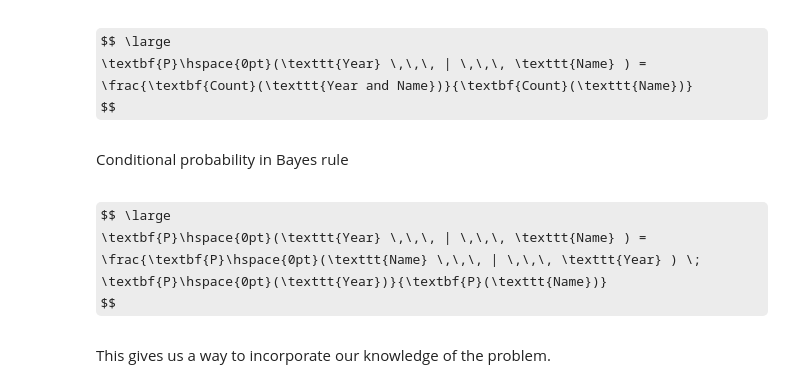
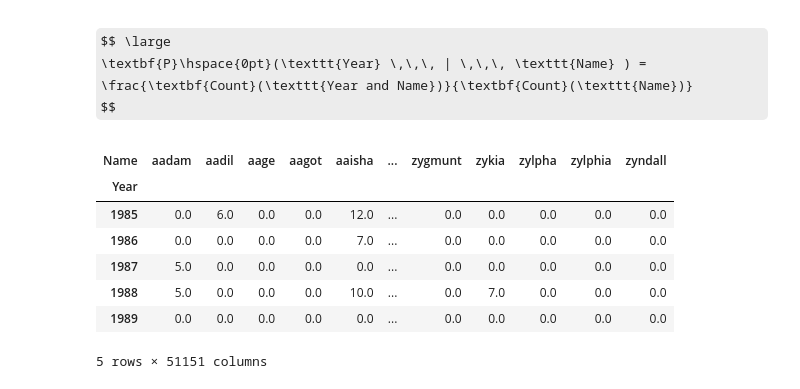
Before and after one commit to mrxiahuren/DS-UA-112-Spring-2020-Public, a Jupyter notebook: lecture/week1/lec2/demo-week1-lec2-student.ipynb, the cells around one changed output. Cells and saved outputs as stored; diff of their text form; code cells hidden in the pictures; some formulas as TeX source.

```diff
--- a/lecture/week1/lec2/demo-week1-lec2-student.ipynb
+++ b/lecture/week1/lec2/demo-week1-lec2-student.ipynb
@@ -239,11 +301,16 @@ Calculate probability through counting occurences
 $$ \large
 \textbf{P}\hspace{0pt}(\texttt{Year} \,\,\, | \,\,\, \texttt{Name} ) = \frac{\textbf{Count}(\texttt{Year and Name})}{\textbf{Count}(\texttt{Name})}
 $$
-# %% [markdown]
-Conditional probability in Bayes rule
-# %% [markdown]
-$$ \large
-\textbf{P}\hspace{0pt}(\texttt{Year} \,\,\, | \,\,\, \texttt{Name} ) = \frac{\textbf{P}\hspace{0pt}(\texttt{Name} \,\,\, | \,\,\, \texttt{Year} ) \; \textbf{P}\hspace{0pt}(\texttt{Year})}{\textbf{P}(\texttt{Name})}
-$$
-# %% [markdown]
-This gives us a way to incorporate our knowledge of the problem.
+# %%
+name_year_pivot = babynames.pivot_table(
+        index=['Year'], columns=['Name'], values='Count', aggfunc=np.sum).fillna(0.0)
+name_year_pivot.tail()
+# %% [output]
+| Name | aadam | aadil | aage | aagot | aaisha | ... | zygmunt | zykia | zylpha | zylphia | zyndall |
+| Year |  |  |  |  |  |  |  |  |  |  |  |
+| 1985 | 0.0 | 6.0 | 0.0 | 0.0 | 12.0 | ... | 0.0 | 0.0 | 0.0 | 0.0 | 0.0 |
+| 1986 | 0.0 | 0.0 | 0.0 | 0.0 | 7.0 | ... | 0.0 | 0.0 | 0.0 | 0.0 | 0.0 |
+| 1987 | 5.0 | 0.0 | 0.0 | 0.0 | 0.0 | ... | 0.0 | 0.0 | 0.0 | 0.0 | 0.0 |
+| 1988 | 5.0 | 0.0 | 0.0 | 0.0 | 10.0 | ... | 0.0 | 7.0 | 0.0 | 0.0 | 0.0 |
+| 1989 | 0.0 | 0.0 | 0.0 | 0.0 | 0.0 | ... | 0.0 | 0.0 | 0.0 | 0.0 | 0.0 |
+5 rows × 51151 columns
```
Also changed, not shown: parts of 25 cells of this notebook, 4 other files.
